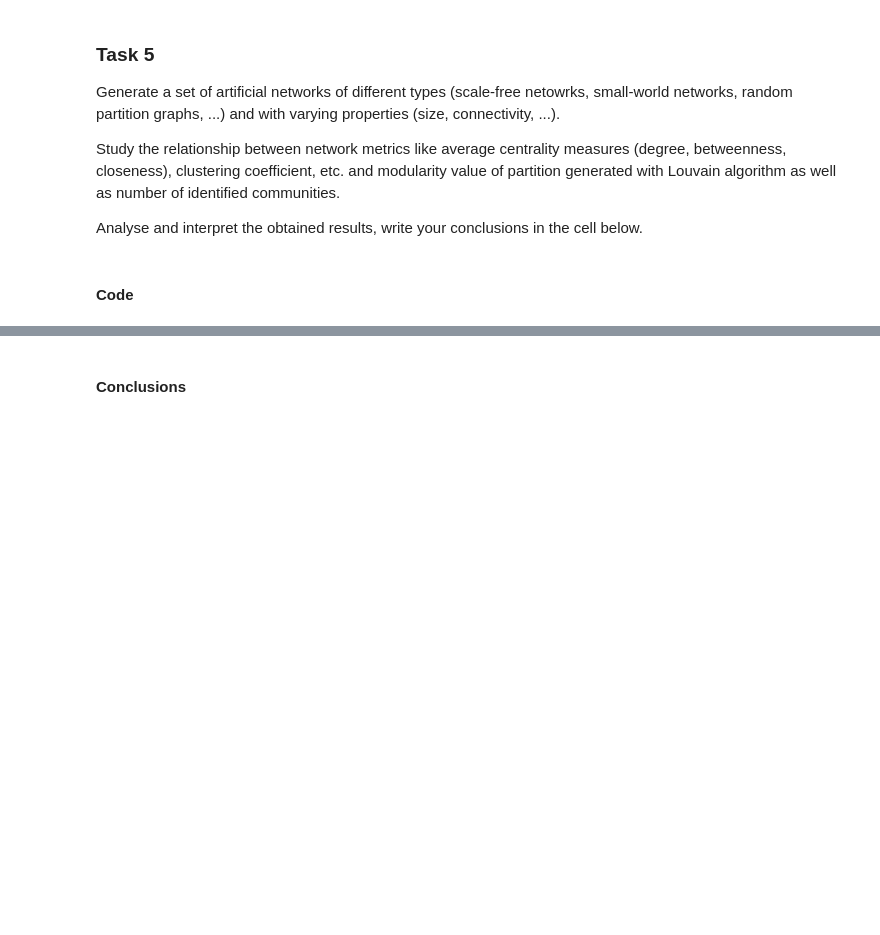
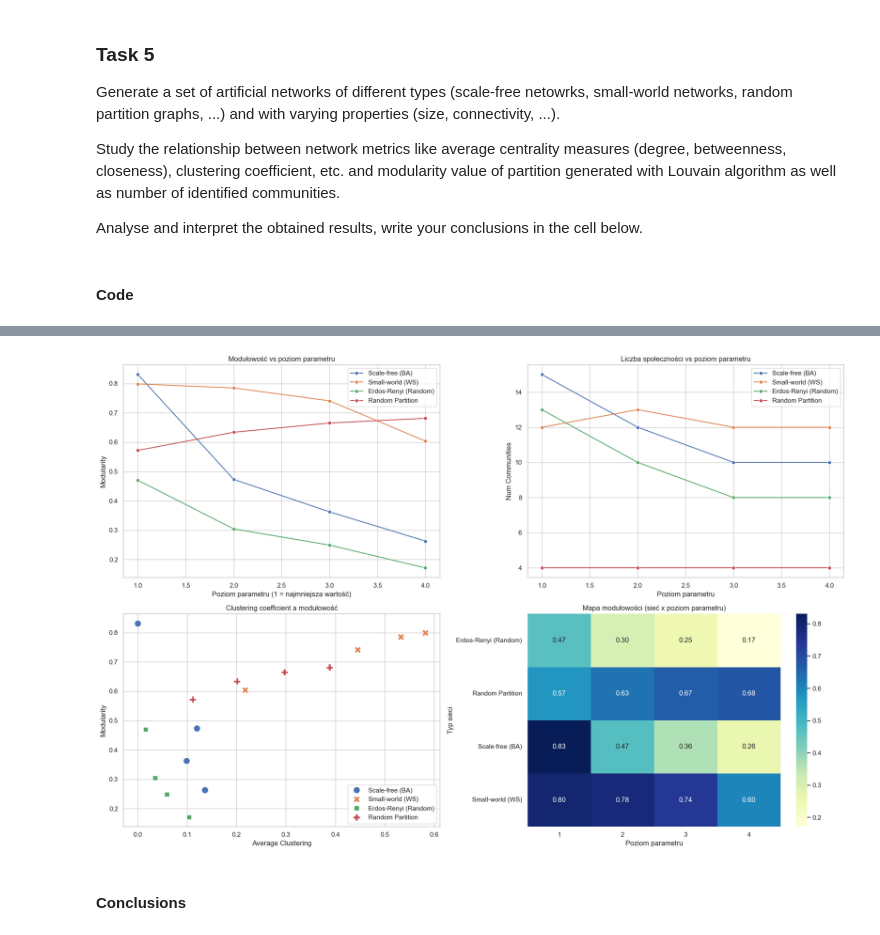
Before and after one commit to jkociecki/complex-networks-pwr, a Jupyter notebook: lab03/L03_community_detection.ipynb, the cells around one changed output, grey strips where cells are left out. Cells and saved outputs as stored; diff of their text form; code cells hidden in the pictures; blank space fills up the shorter version.

```diff
--- a/lab03/L03_community_detection.ipynb
+++ b/lab03/L03_community_detection.ipynb
@@ -424,3 +430,63 @@ plt.show()
+# %%
+sns.set_theme(style="whitegrid")
+
+fig, axes = plt.subplots(2, 2, figsize=(18, 12))
+
+sns.lineplot(
+    data=df_results,
+    x="Param Index",
+    y="Modularity",
+    hue="Network",
+    marker="o",
+    ax=axes[0, 0],
+)
+axes[0, 0].set_title("Modułowość vs poziom parametru")
+axes[0, 0].set_xlabel("Poziom parametru (1 = najmniejsza wartość)")
+
+sns.lineplot(
+    data=df_results,
+    x="Param Index",
+    y="Num Communities",
+    hue="Network",
+    marker="o",
+    ax=axes[0, 1],
+)
+axes[0, 1].set_title("Liczba społeczności vs poziom parametru")
+axes[0, 1].set_xlabel("Poziom parametru")
+
+sns.scatterplot(
+    data=df_results,
+    x="Avg Clustering",
+    y="Modularity",
+    hue="Network",
+    style="Network",
+    s=130,
+    ax=axes[1, 0],
+)
+axes[1, 0].set_title("Clustering coefficient a modułowość")
+axes[1, 0].set_xlabel("Average Clustering")
+
+modularity_map = df_results.pivot(
+    index="Network", columns="Param Index", values="Modularity"
+)
+sns.heatmap(
+    modularity_map,
+    annot=True,
+    fmt=".2f",
+    cmap="YlGnBu",
+    ax=axes[1, 1],
+)
+axes[1, 1].set_title("Mapa modułowości (sieć x poziom parametru)")
+axes[1, 1].set_xlabel("Poziom parametru")
+axes[1, 1].set_ylabel("Typ sieci")
+
+for ax in [axes[0, 0], axes[0, 1], axes[1, 0]]:
+    ax.legend(loc="best", frameon=True)
+
+plt.tight_layout()
+plt.show()
+# %% [output]
+[figure, added]
 # %% [markdown]
 #### Conclusions
 # %% [markdown]
```
Also changed, not shown: parts of 21 cells of this notebook.
